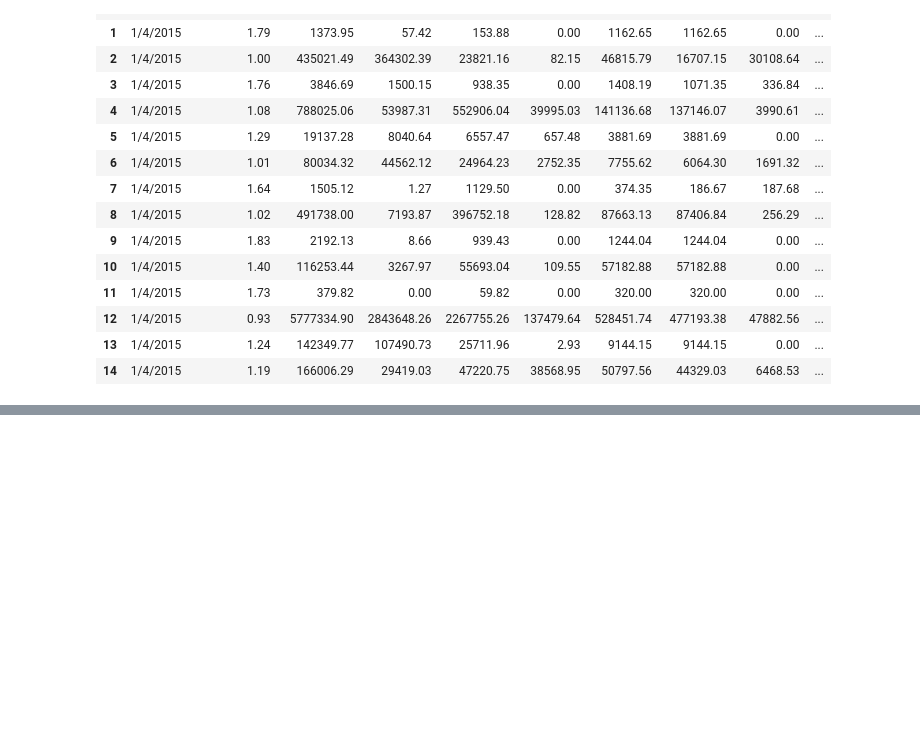
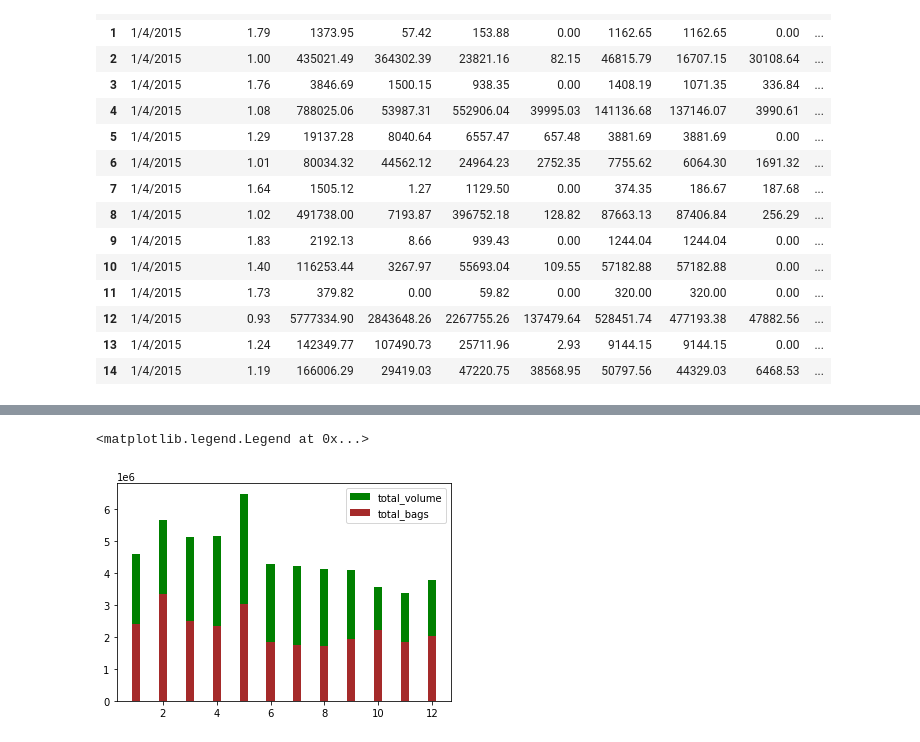
Before and after one commit to peytonmford/data_project, a Jupyter notebook: finalprojectest.ipynb, the cells around one changed output, grey strips where cells are left out. Drawn from its saved outputs; the diff is of its cells as text; code cells hidden in the pictures; blank space fills up the shorter version.

```diff
--- a/finalprojectest.ipynb
+++ b/finalprojectest.ipynb
@@ -178,0 +174,4 @@ Text(0.5, 1.0, 'Avg Pieces Sold per Area')
+# %%
+# Plotting the average price by month
+df['date']=pd.to_datetime(df['date'])
+df['month']=df['date'].dt.month
@@ -178,0 +182,8 @@ Text(0.5, 1.0, 'Avg Pieces Sold per Area')
+# %%
+#Plotting the number of bags sold each month in comparison to the total volume of avocados sold each month
+plt.bar(x=df['month'],height=df['total_volume'],width=0.3,color='green',label='total_volume')
+plt.bar(x=df['month'],height=df['total_bags'],width=0.3,color='brown',label='total_bags')
+plt.legend()
+# %% [output]
+<matplotlib.legend.Legend at 0x...>
+[figure, added]
```
Also changed, not shown: parts of 15 cells of this notebook.
